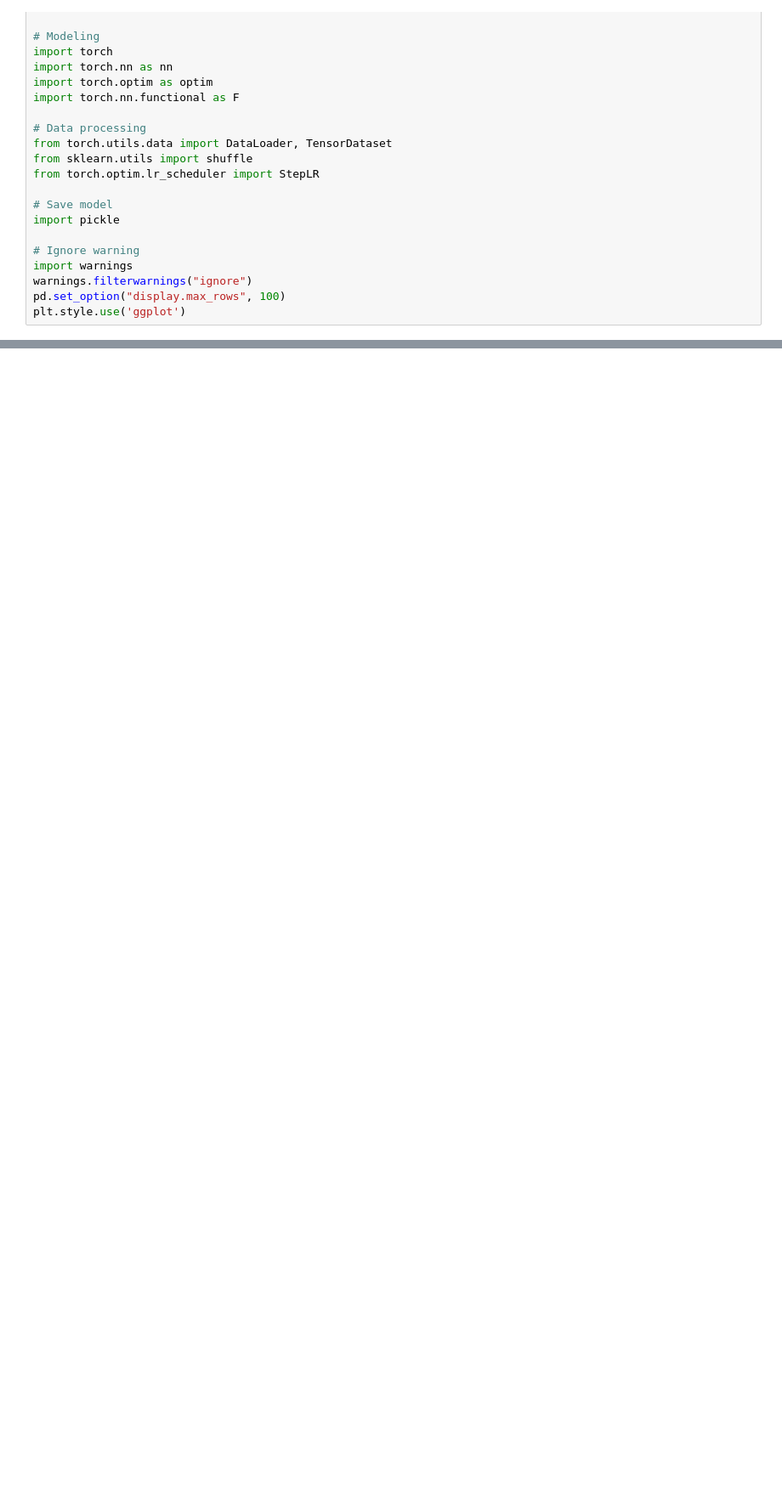
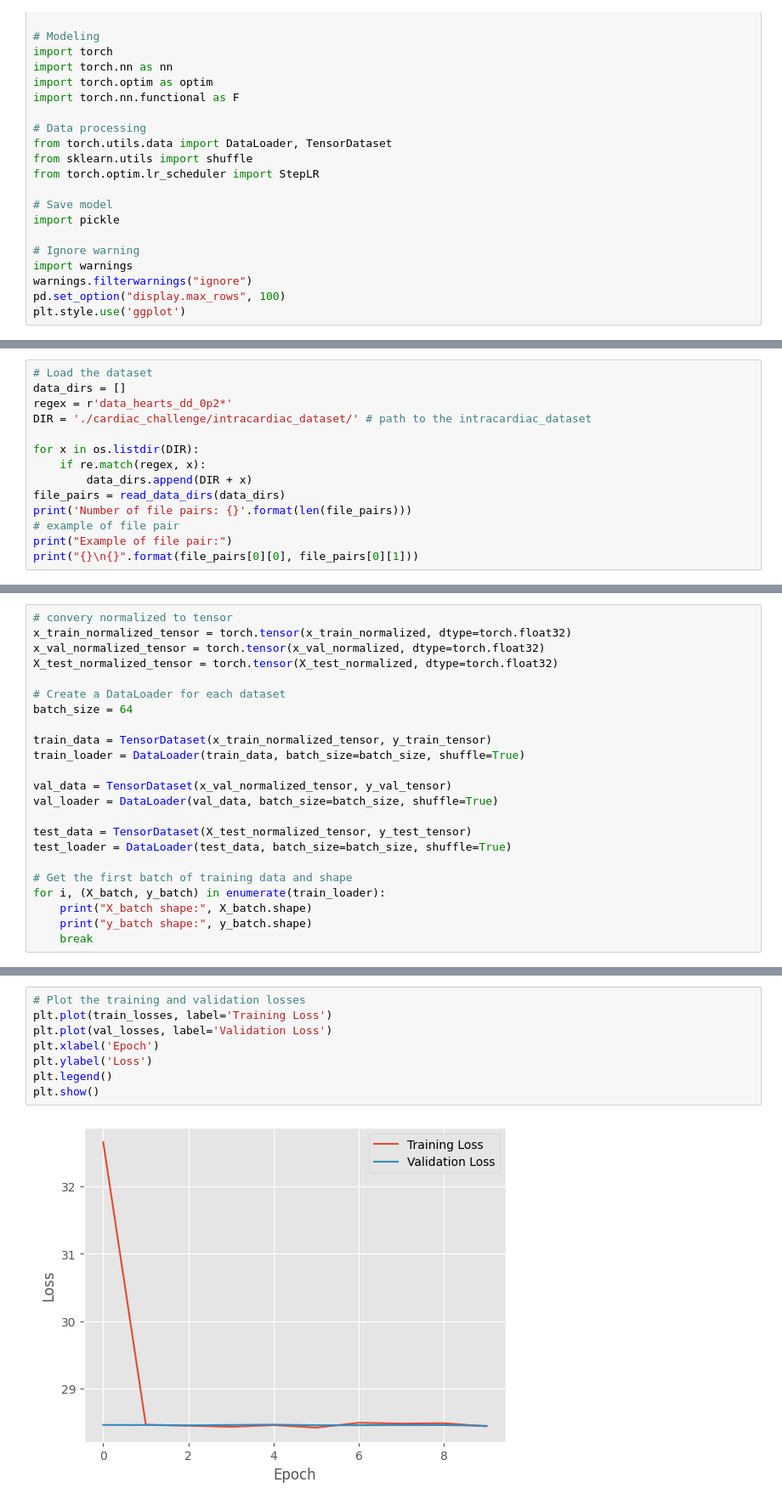
Before and after one commit to XiyuanWu/Lawrence_Laboratory_DSC, a Jupyter notebook: Task_4_Transmembrane_Potential_Reconstruction.ipynb, the cells around one changed output, grey strips where cells are left out. Shown at 85% size. Cells and saved outputs as stored; diff of their text form; blank space fills up the shorter version.

```diff
--- a/Task_4_Transmembrane_Potential_Reconstruction.ipynb
+++ b/Task_4_Transmembrane_Potential_Reconstruction.ipynb
@@ -61,0 +59,14 @@ ActTime = np.load('./combine_dataset/active_time.npy')
+# %%
+# Load the dataset
+data_dirs = []
+regex = r'data_hearts_dd_0p2*'
+DIR = './cardiac_challenge/intracardiac_dataset/' # path to the intracardiac_dataset
+
+for x in os.listdir(DIR):
+    if re.match(regex, x):
+        data_dirs.append(DIR + x)
+file_pairs = read_data_dirs(data_dirs)
+print('Number of file pairs: {}'.format(len(file_pairs)))
+# example of file pair
+print("Example of file pair:")
+print("{}\n{}".format(file_pairs[0][0], file_pairs[0][1]))
@@ -61,0 +230,23 @@ ActTime = np.load('./combine_dataset/active_time.npy')
+# %%
+# convery normalized to tensor
+x_train_normalized_tensor = torch.tensor(x_train_normalized, dtype=torch.float32)
+x_val_normalized_tensor = torch.tensor(x_val_normalized, dtype=torch.float32)
+X_test_normalized_tensor = torch.tensor(X_test_normalized, dtype=torch.float32)
+
+# Create a DataLoader for each dataset
+batch_size = 64
+
+train_data = TensorDataset(x_train_normalized_tensor, y_train_tensor)
+train_loader = DataLoader(train_data, batch_size=batch_size, shuffle=True)
+
+val_data = TensorDataset(x_val_normalized_tensor, y_val_tensor)
+val_loader = DataLoader(val_data, batch_size=batch_size, shuffle=True)
+
+test_data = TensorDataset(X_test_normalized_tensor, y_test_tensor)
+test_loader = DataLoader(test_data, batch_size=batch_size, shuffle=True)
+
+# Get the first batch of training data and shape
+for i, (X_batch, y_batch) in enumerate(train_loader):
+    print("X_batch shape:", X_batch.shape)
+    print("y_batch shape:", y_batch.shape)
+    break
@@ -61,0 +361,10 @@ ActTime = np.load('./combine_dataset/active_time.npy')
+# %%
+# Plot the training and validation losses
+plt.plot(train_losses, label='Training Loss')
+plt.plot(val_losses, label='Validation Loss')
+plt.xlabel('Epoch')
+plt.ylabel('Loss')
+plt.legend()
+plt.show()
+# %% [output]
+[figure, added]
```
Also changed, not shown: parts of 19 cells of this notebook.
